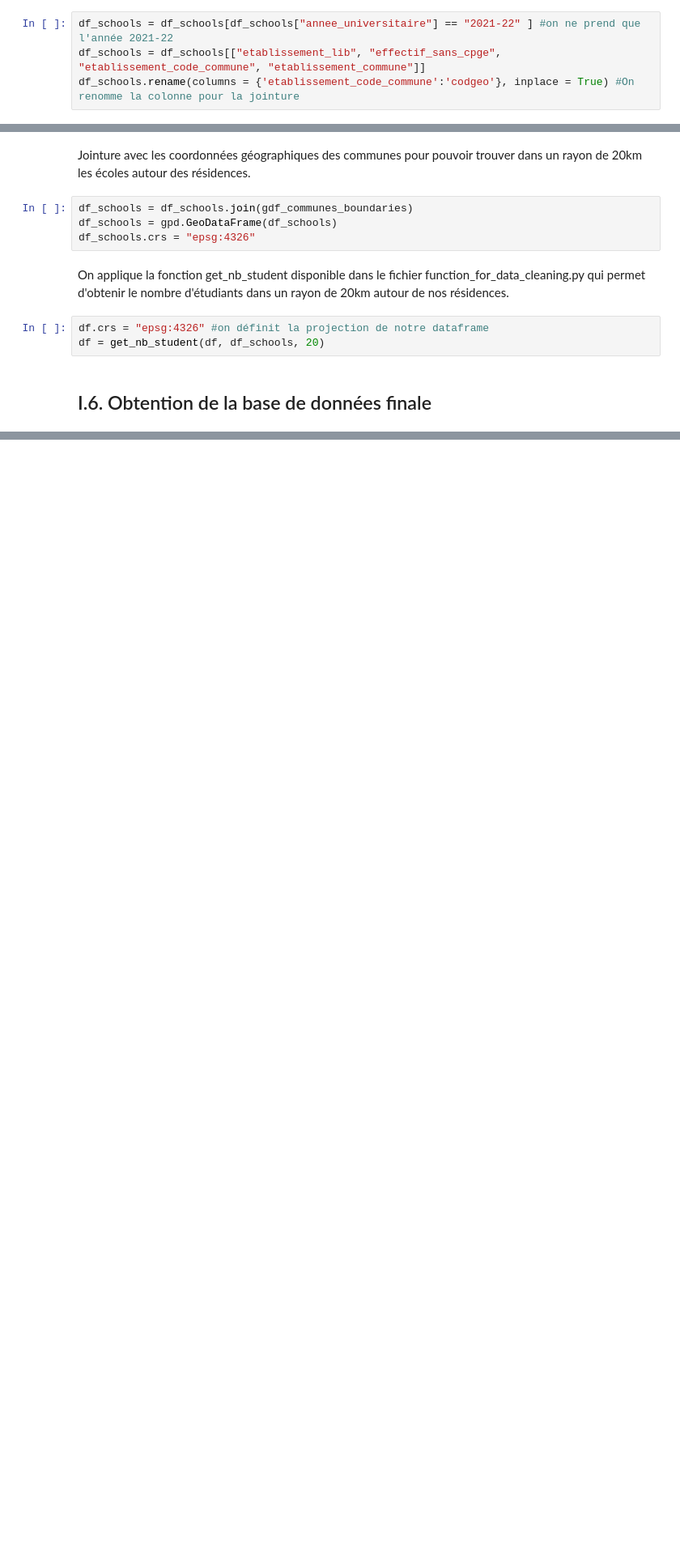
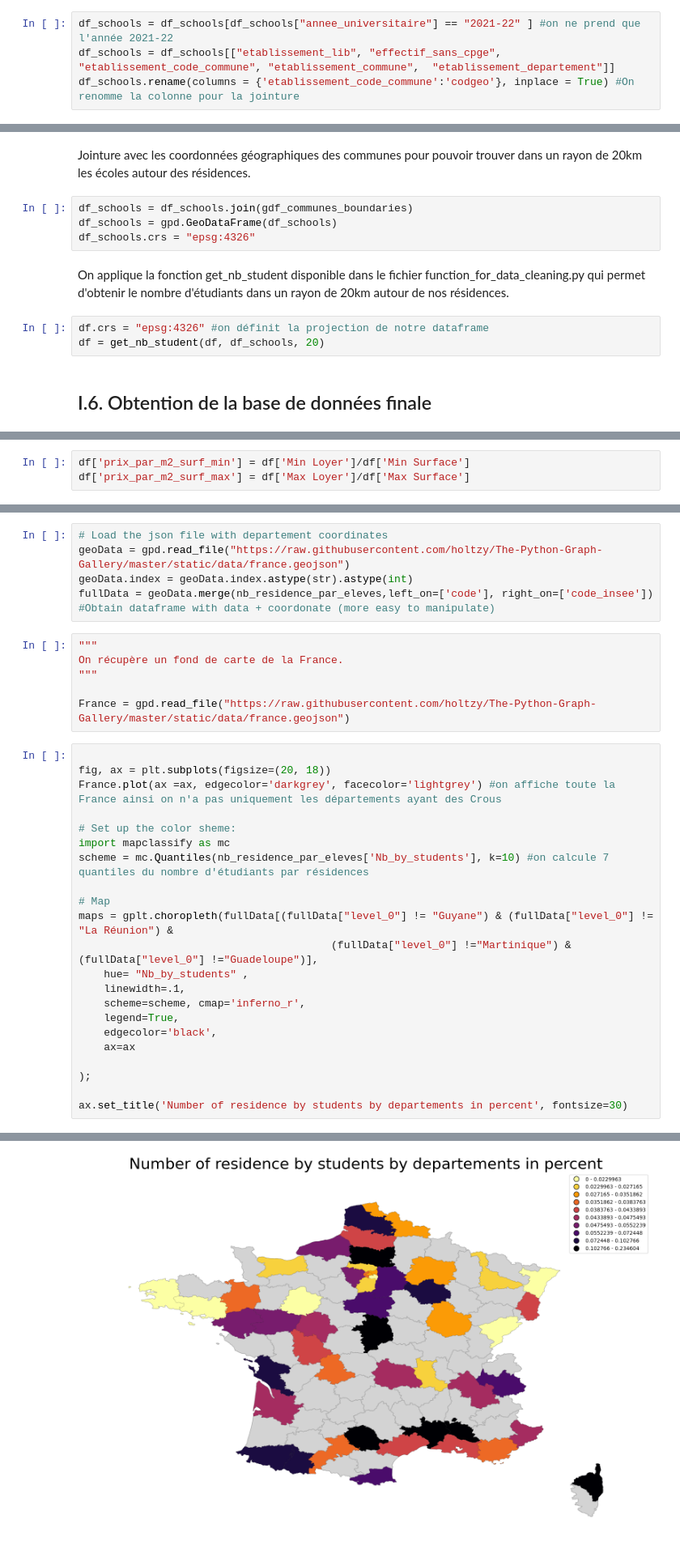
Before and after one commit to Simgnt/La-loi-du-Crous, a Jupyter notebook: Projet_final_Part1_fini.ipynb, the cells around one changed output, grey strips where cells are left out. Shown at 81% size. Drawn from its saved outputs; the diff is of its cells as text; blank space fills up the shorter version.

Commit message:
Ajout des cartes

```diff
--- a/Projet_final_Part1_fini.ipynb
+++ b/Projet_final_Part1_fini.ipynb
@@ -210,6 +245,6 @@ df_schools = pd.read_csv("https://www.data.gouv.fr/fr/datasets/r/0c713161-26fb-4
 # %%
 df_schools = df_schools[df_schools["annee_universitaire"] == "2021-22" ] #on ne prend que l'année 2021-22
-df_schools = df_schools[["etablissement_lib", "effectif_sans_cpge", "etablissement_code_commune", "etablissement_commune"]]
+df_schools = df_schools[["etablissement_lib", "effectif_sans_cpge", "etablissement_code_commune", "etablissement_commune",  "etablissement_departement"]]
 df_schools.rename(columns = {'etablissement_code_commune':'codgeo'}, inplace = True) #On renomme la colonne pour la jointure
 # %% [markdown]
 On enlève les valeurs manquantes (il manque des coordonnées pour certains établissments).
@@ -248,0 +290,3 @@ df
+# %%
+df['prix_par_m2_surf_min'] = df['Min Loyer']/df['Min Surface']
+df['prix_par_m2_surf_max'] = df['Max Loyer']/df['Max Surface']
@@ -248,0 +385,35 @@ df
+# %%
+# Load the json file with departement coordinates
+geoData = gpd.read_file("https://raw.githubusercontent.com/holtzy/The-Python-Graph-Gallery/master/static/data/france.geojson")
+geoData.index = geoData.index.astype(str).astype(int)
+fullData = geoData.merge(nb_residence_par_eleves,left_on=['code'], right_on=['code_insee'])
+#Obtain dataframe with data + coordonate (more easy to manipulate)
+# %%
+"""
+On récupère un fond de carte de la France.
+"""
+
+France = gpd.read_file("https://raw.githubusercontent.com/holtzy/The-Python-Graph-Gallery/master/static/data/france.geojson")
+# %%
+
+fig, ax = plt.subplots(figsize=(20, 18))
+France.plot(ax =ax, edgecolor='darkgrey', facecolor='lightgrey') #on affiche toute la France ainsi on n'a pas uniquement les départements ayant des Crous
+
+# Set up the color sheme:
+import mapclassify as mc
+scheme = mc.Quantiles(nb_residence_par_eleves['Nb_by_students'], k=10) #on calcule 7 quantiles du nombre d'étudiants par résidences
+
+# Map
+maps = gplt.choropleth(fullData[(fullData["level_0"] != "Guyane") & (fullData["level_0"] != "La Réunion") &
+                                        (fullData["level_0"] !="Martinique") & (fullData["level_0"] !="Guadeloupe")],
+    hue= "Nb_by_students" ,
+    linewidth=.1,
+    scheme=scheme, cmap='inferno_r',
+    legend=True,
+    edgecolor='black',
+    ax=ax
+
+);
+
+ax.set_title('Number of residence by students by departements in percent', fontsize=30)
+# %% [output]
@@ -248,0 +421 @@ df
+[figure, added]
```
Also changed, not shown: parts of 17 cells of this notebook.
